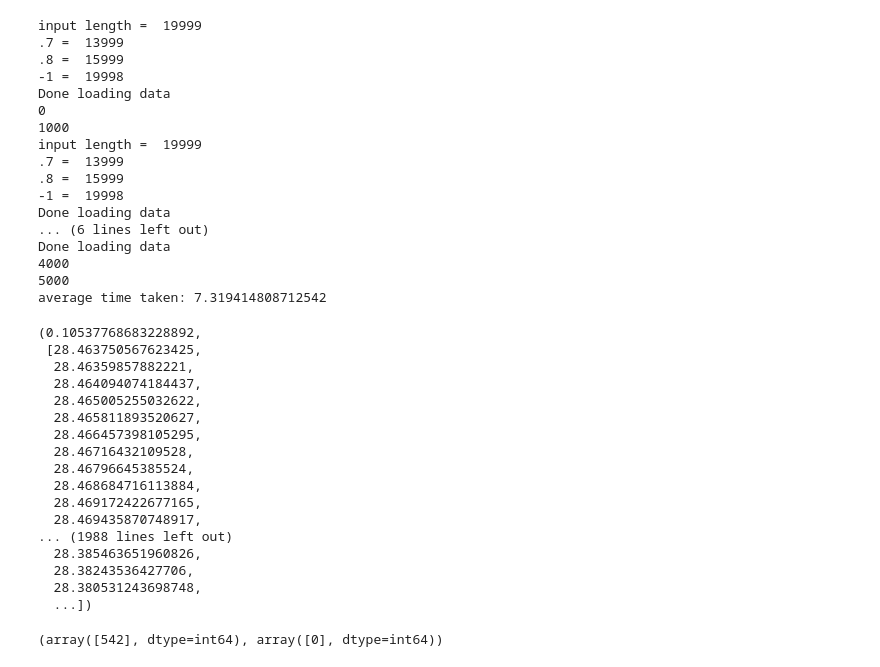
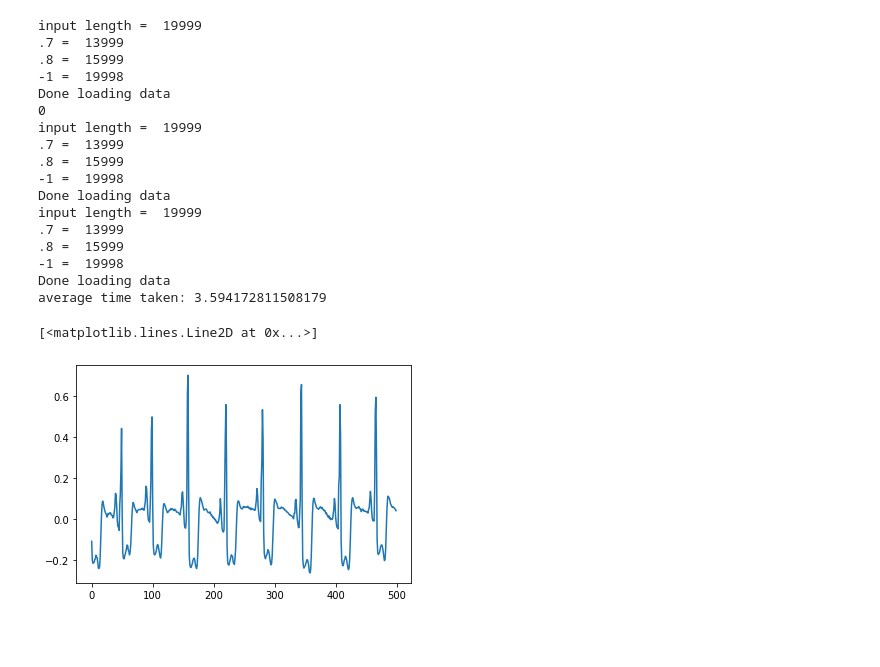
Before and after one commit to BorisWinter/Deep_ESN_Pedrelli, a Jupyter notebook: sweep.ipynb, the cells around one changed output. Saved outputs shown, nothing was run; the diff lists cells and outputs as text; code cells hidden in the pictures; blank space fills up the shorter version.

```diff
--- a/sweep.ipynb
+++ b/sweep.ipynb
@@ -71,11 +71,11 @@ test = train(10, 2, 0.00, 100, 0.9, 1.0, 0.1, 1)
 parameters = {
     "Nr": [10, 100, 200],          # number of recurrent units
     "Nl": [1, 2, 5, 10],                     # number of recurrent layers
-    "reg": [0.0, 0.1, 1.0],                  # regularization of svd
+    "reg": [0.01, 0.1, 1.0, 10],                  # regularization of svd
     "transient": [1000],                 # washout
-    "rhos": [0.2, 0.5, 1.0],       # set spectral radius for all recurrent layers
+    "rhos": [0.8, 1.0, 1.2, 3.0, 5.0],       # set spectral radius for all recurrent layers
     "lis": [0.1, 0.2, 0.5],            # set leaky rate for all recurrent layers
-    "iss": [0.1, 1.0],               # set input scale for all recurrent layers
+    "iss": [1.0],               # set input scale for all recurrent layers
     "con": [0.2, 0.5, 1.0],                 # connectivity of recurrent matrix
     ".sampling": [1,10,30]             # set step size for sampling, 1 is no sampling. be careful not to make dataset too small
 }
@@ -107,7 +107,7 @@ number of models to be swept over: 5832
 # %%
 #make random short list to test sweep on
 search_space_short = []
-for i in range(50):
+for i in range(10):
     index = round(random.random() * len(search_space))
     search_space_short.append(search_space[index])
 
@@ -168,17 +168,17 @@ input length =  19999
 -1 =  19998
 Done loading data
 0
-1000
 input length =  19999
 .7 =  13999
 .8 =  15999
 -1 =  19998
 Done loading data
-... (6 lines left out)
+input length =  19999
+.7 =  13999
+.8 =  15999
+-1 =  19998
 Done loading data
-4000
-5000
-average time taken: 7.319414808712542
+average time taken: 3.594172811508179
 # %%
 #csv export
 keys = []
@@ -211,23 +211,3 @@ with open('targets.csv', 'w') as f:
 
     for row in targets:
         write.writerow(row)
-# %%
-results[5831]
-# %% [output]
-(0.10537768683228892,
- [28.463750567623425,
-  28.46359857882221,
-  28.464094074184437,
-  28.465005255032622,
-  28.465811893520627,
-  28.466457398105295,
-  28.46716432109528,
-  28.46796645385524,
-  28.468684716113884,
-  28.469172422677165,
-  28.469435870748917,
-... (1988 lines left out)
-  28.385463651960826,
-  28.38243536427706,
-  28.380531243698748,
-  ...])
@@ -236,6 +214,11 @@ results_np = np.array(results)
-# %%
-np.amin(results_np[:,2])
-
-np.where(results_np == np.amin(results_np[:,0]))
-# %% [output]
-(array([542], dtype=int64), array([0], dtype=int64))
+# %%
+import matplotlib.pyplot as plt
+
+# 012
+# 354
+
+# results[1][1]
+plt.plot(targets[1][1][0][0][:500])
+# %% [output]
+[<matplotlib.lines.Line2D at 0x...>]
+[figure, added]
```
Also changed, not shown: parts of 9 cells of this notebook, 1 other file.
